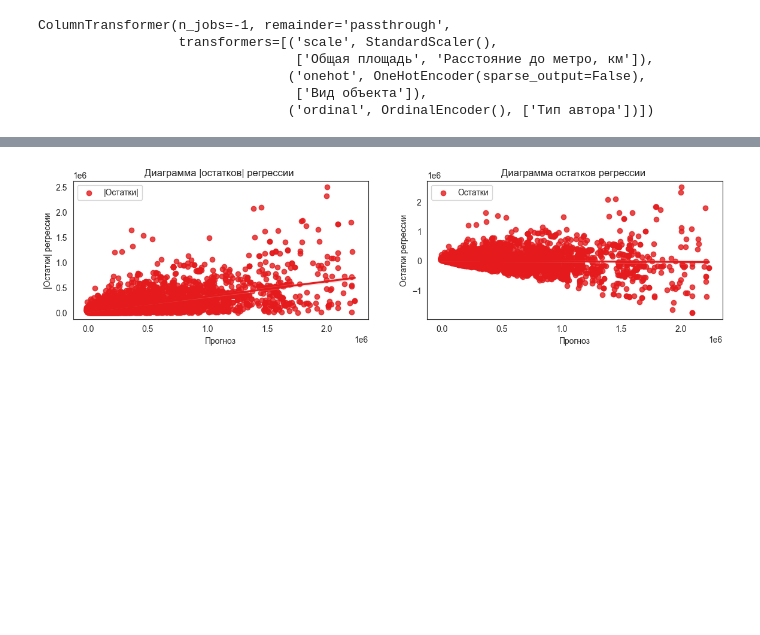
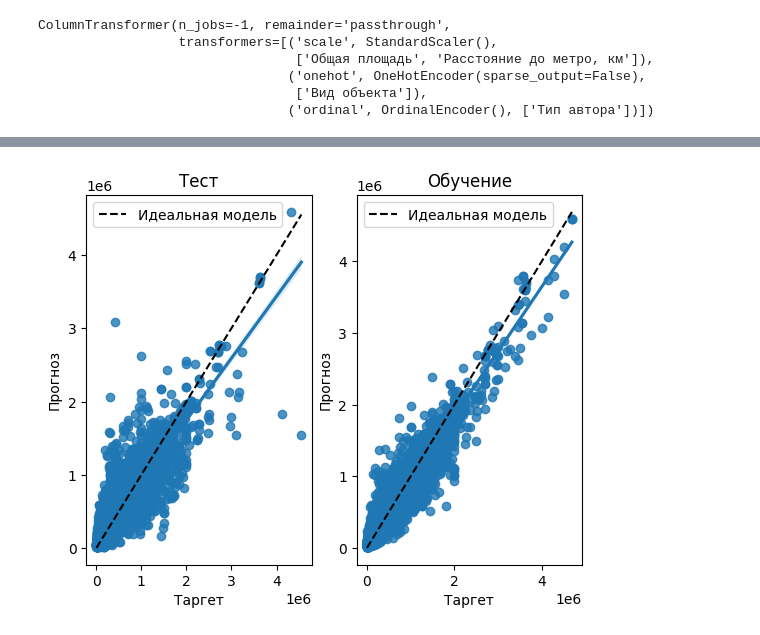
Before and after one commit to mgolovstik/sirius-school-proj, a Jupyter notebook: analytics/teplotnikov/3. Моделирование (baseline).ipynb, the cells around one changed output, grey strips where cells are left out. Saved outputs shown, nothing was run; the diff lists cells and outputs as text; code cells hidden in the pictures; blank space fills up the shorter version.

```diff
--- a/analytics/teplotnikov/3. Моделирование (baseline).ipynb
+++ b/analytics/teplotnikov/3. Моделирование (baseline).ipynb
@@ -347,4 +315,20 @@ import viz
-# %%
-viz.plot_regression_residuals(y_test, y_test_pred)
-# %% [output]
-[figure, removed]
+# %%
+import seaborn as sns
+
+fig, axis = plt.subplots(ncols=2)
+sns.regplot(x=y_test, y=y_test_pred, ax=axis[0])
+sns.regplot(x=y_train, y=y_pred, ax=axis[1])
+
+for i, y_true in enumerate([y_test, y_train]):
+    lims = [np.min(y_true), np.max(y_true)]
+    axis[i].plot(lims, lims, linestyle="--", color="black", label="Идеальная модель")
+
+axis[0].set_title("Тест")
+axis[1].set_title("Обучение")
+for i in [0, 1]:
+    axis[i].set_xlabel("Таргет")
+    axis[i].set_ylabel("Прогноз")
+    axis[i].legend()
+plt.show()
+# %% [output]
+[figure, added]
```
Also changed, not shown: parts of 30 cells of this notebook, 10 other files.
